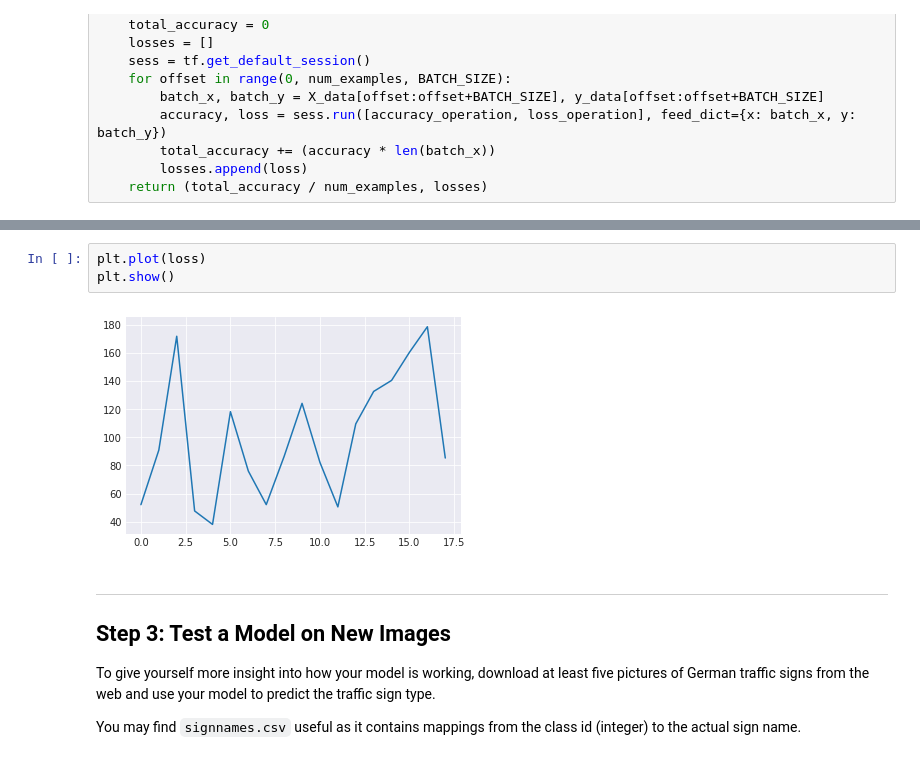
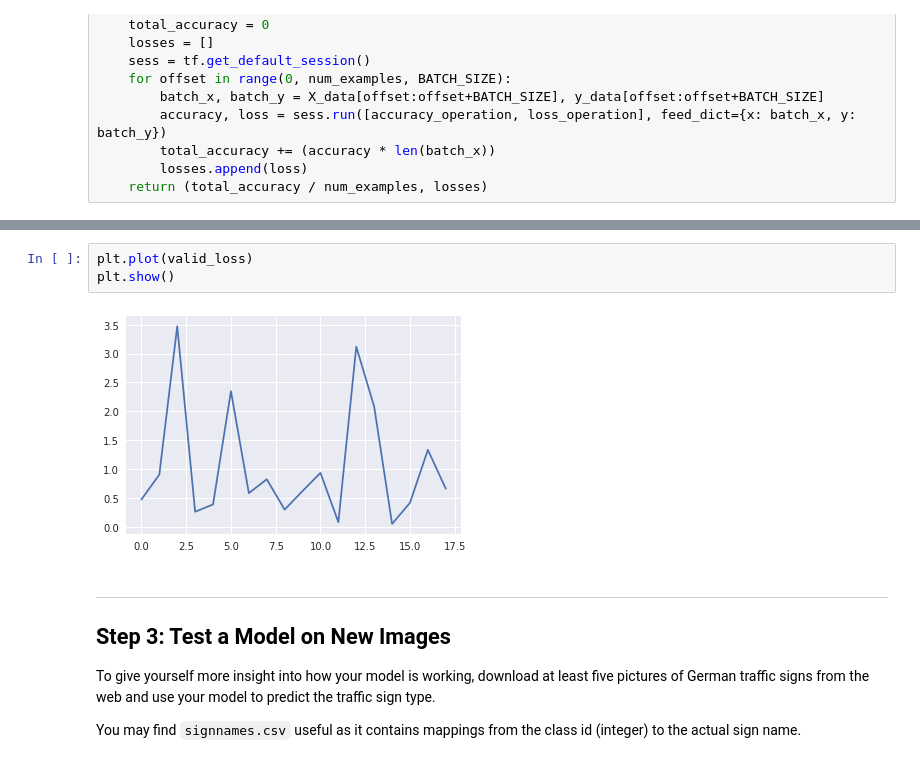
Before and after one commit to adhulipa/CarND-Traffic-Sign-Classifier-Project, a Jupyter notebook: Traffic_Sign_Classifier.ipynb, the cells around one changed output, grey strips where cells are left out. Drawn from its saved outputs; the diff is of its cells as text.

```diff
--- a/Traffic_Sign_Classifier.ipynb
+++ b/Traffic_Sign_Classifier.ipynb
@@ -837,8 +829,8 @@ Wall time: 20min 1s
 # %%
-plt.plot(loss)
+plt.plot(valid_loss)
 plt.show()
 # %% [output]
-[figure, old version]
+[figure, new version]
 # %% [markdown]
 ---
 
```
Also changed, not shown: parts of 8 cells of this notebook.
